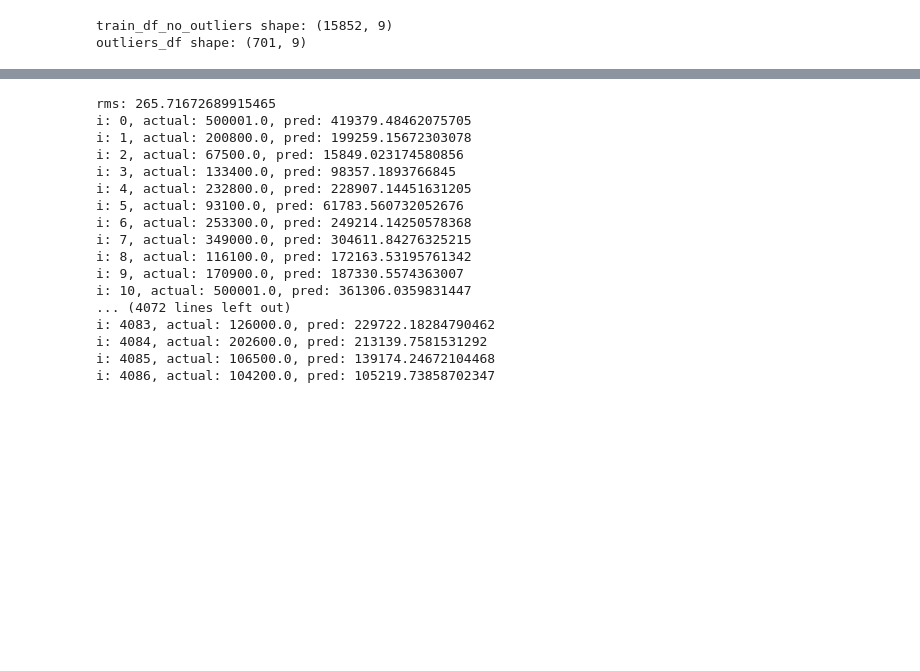
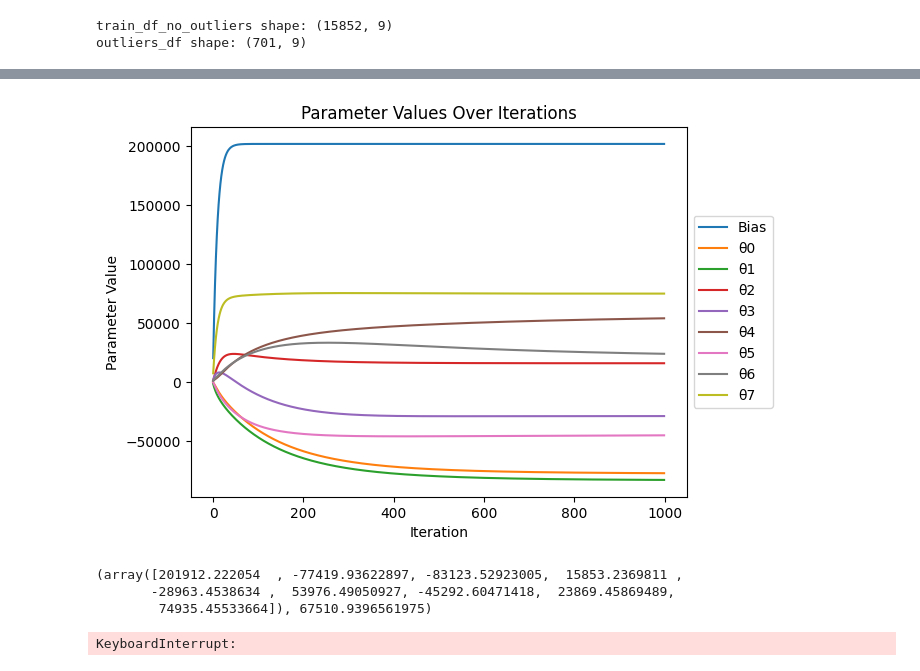
Before and after one commit to rcn255/ml-ex2, a Jupyter notebook: janick/housing.ipynb, the cells around one changed output, grey strips where cells are left out. Drawn from its saved outputs; the diff is of its cells as text; code cells hidden in the pictures; blank space fills up the shorter version.

```diff
--- a/janick/housing.ipynb
+++ b/janick/housing.ipynb
@@ -251,29 +299,37 @@ model.plot_cost_history()
-# %%
-from sklearn.metrics import mean_squared_error
-from math import sqrt
-
-#print(X.iloc[0].shape)
-predictions = model.predict(X_test_normalized)
-
-rms = sqrt(mean_squared_error(y_test, predictions, squared=False))
-print(f"rms: {rms}")
-for i in range(len(y_test)):
-    print(f"i: {i}, actual: {y_test.iloc[i]}, pred: {predictions[i]}")
-# %% [output]
-rms: 265.71672689915465
-i: 0, actual: 500001.0, pred: 419379.48462075705
-i: 1, actual: 200800.0, pred: 199259.15672303078
-i: 2, actual: 67500.0, pred: 15849.023174580856
-i: 3, actual: 133400.0, pred: 98357.1893766845
-i: 4, actual: 232800.0, pred: 228907.14451631205
-i: 5, actual: 93100.0, pred: 61783.560732052676
-i: 6, actual: 253300.0, pred: 249214.14250578368
-i: 7, actual: 349000.0, pred: 304611.84276325215
-i: 8, actual: 116100.0, pred: 172163.53195761342
-i: 9, actual: 170900.0, pred: 187330.5574363007
-i: 10, actual: 500001.0, pred: 361306.0359831447
-... (4072 lines left out)
-i: 4083, actual: 126000.0, pred: 229722.18284790462
-i: 4084, actual: 202600.0, pred: 213139.7581531292
-i: 4085, actual: 106500.0, pred: 139174.24672104468
-i: 4086, actual: 104200.0, pred: 105219.73858702347
+# %%
+model.plot_parameter_history()
+print(model.history[-1])
+# %% [output]
+[figure, added]
+(array([201912.222054  , -77419.93622897, -83123.52923005,  15853.2369811 ,
+       -28963.4538634 ,  53976.49050927, -45292.60471418,  23869.45869489,
+        74935.45533664]), 67510.9396561975)
+# %%
+import numpy as np
+import matplotlib.pyplot as plt
+from sklearn.linear_model import SGDRegressor
+from sklearn.metrics import mean_squared_error
+from sklearn.metrics import mean_squared_error, r2_score
+
+# Assuming X_normalized, X_test_normalized, y, and y_test are already defined
+
+# Initialize the SGD Regressor
+model_sgd = SGDRegressor(max_iter=1)
+
+# Number of iterations
+n_iter = 5000
+
+# Initialize loss history
+loss_history = []
+
+# Perform SGD with manual iteration tracking
+for i in range(n_iter):
+    model_sgd.partial_fit(X_normalized, y)
+    # Predict on the training set
+    y_pred_train = model_sgd.predict(X_normalized)
+    # Calculate the mean squared error on the training set
+    mse = mean_squared_error(y, y_pred_train, squared=False)
+    # Record the loss (MSE)
+    loss_history.append(mse)
+# %% [output]
+KeyboardInterrupt:
```
Also changed, not shown: parts of 14 cells of this notebook, 2 other files.
